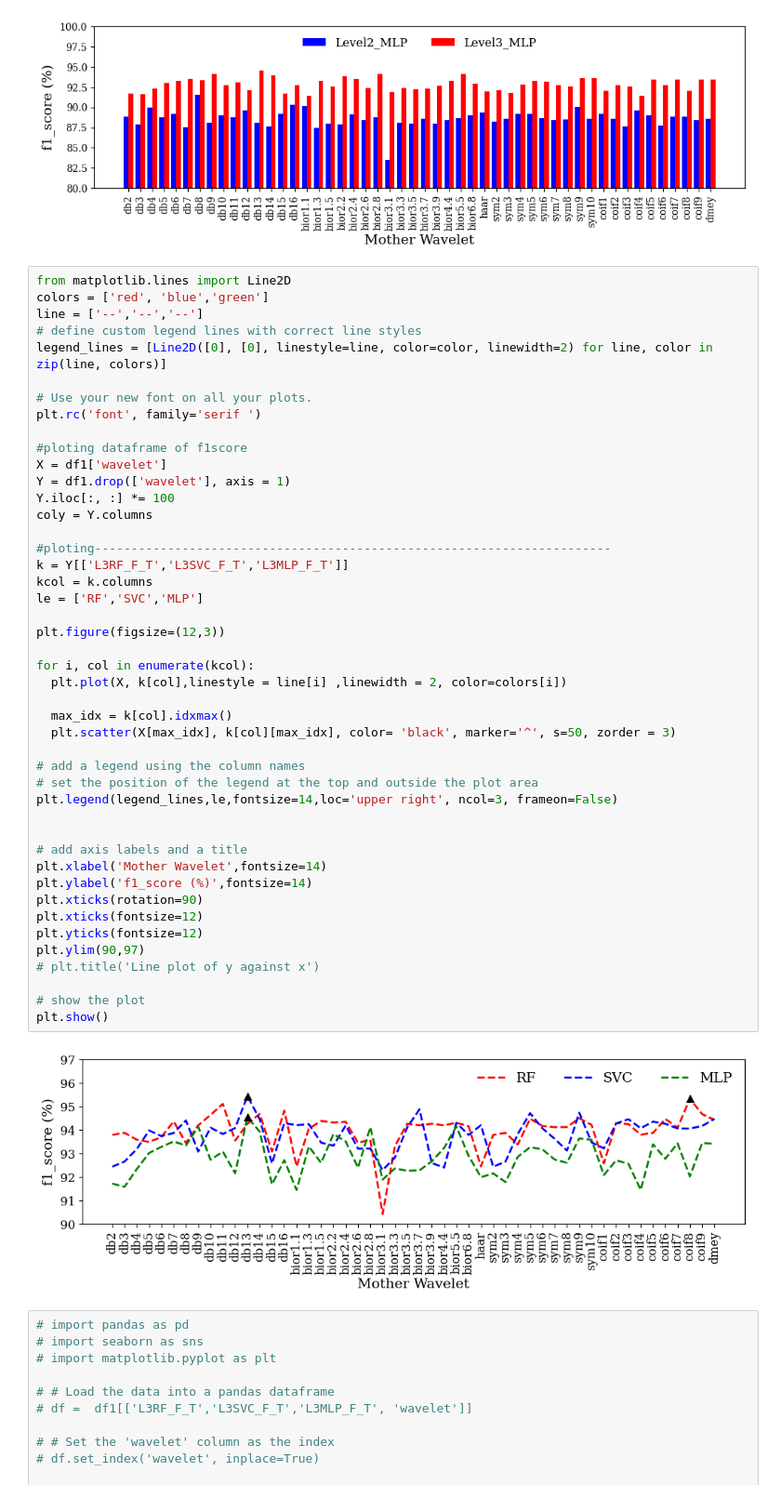
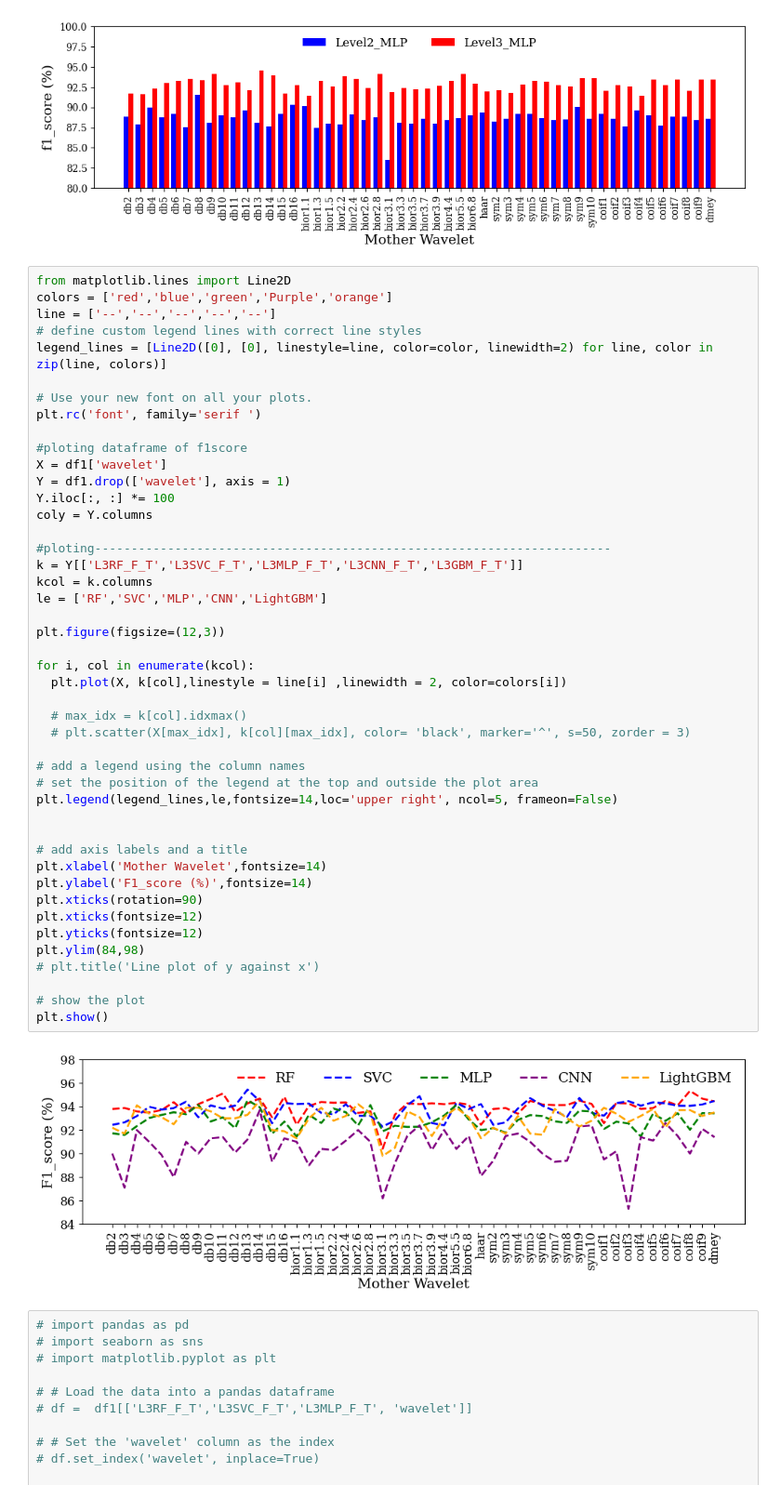
Before and after one commit to AbbasHussain72/Wavelet-featre-extraction-, a Jupyter notebook: current_wavelet_Transform_Technique.ipynb, the cells around one changed output. Shown at 93% size. Cells and saved outputs as stored; diff of their text form.

```diff
--- a/current_wavelet_Transform_Technique.ipynb
+++ b/current_wavelet_Transform_Technique.ipynb
@@ -1092,8 +1138,8 @@ plt.show()
 [figure]
 # %%
 from matplotlib.lines import Line2D
-colors = ['red', 'blue','green']
-line = ['--','--','--']
+colors = ['red','blue','green','Purple','orange']
+line = ['--','--','--','--','--']
 # define custom legend lines with correct line styles
 legend_lines = [Line2D([0], [0], linestyle=line, color=color, linewidth=2) for line, color in zip(line, colors)]
 
@@ -1102,41 +1148,41 @@ plt.rc('font', family='serif ')
 
 #ploting dataframe of f1score
 X = df1['wavelet']
 Y = df1.drop(['wavelet'], axis = 1)
 Y.iloc[:, :] *= 100
 coly = Y.columns
 
 #ploting-----------------------------------------------------------------------
-k = Y[['L3RF_F_T','L3SVC_F_T','L3MLP_F_T']]
+k = Y[['L3RF_F_T','L3SVC_F_T','L3MLP_F_T','L3CNN_F_T','L3GBM_F_T']]
 kcol = k.columns
-le = ['RF','SVC','MLP']
+le = ['RF','SVC','MLP','CNN','LightGBM']
 
 plt.figure(figsize=(12,3))
 
 for i, col in enumerate(kcol):
   plt.plot(X, k[col],linestyle = line[i] ,linewidth = 2, color=colors[i])
 
-  max_idx = k[col].idxmax()
-  plt.scatter(X[max_idx], k[col][max_idx], color= 'black', marker='^', s=50, zorder = 3)
+  # max_idx = k[col].idxmax()
+  # plt.scatter(X[max_idx], k[col][max_idx], color= 'black', marker='^', s=50, zorder = 3)
 
 # add a legend using the column names
 # set the position of the legend at the top and outside the plot area
-plt.legend(legend_lines,le,fontsize=14,loc='upper right', ncol=3, frameon=False)
+plt.legend(legend_lines,le,fontsize=14,loc='upper right', ncol=5, frameon=False)
 
 
 # add axis labels and a title
 plt.xlabel('Mother Wavelet',fontsize=14)
-plt.ylabel('f1_score (%)',fontsize=14)
+plt.ylabel('F1_score (%)',fontsize=14)
 plt.xticks(rotation=90)
 plt.xticks(fontsize=12)
 plt.yticks(fontsize=12)
-plt.ylim(90,97)
+plt.ylim(84,98)
 # plt.title('Line plot of y against x')
 
 # show the plot
 plt.show()
 # %% [output]
-[figure, old version]
+[figure, new version]
 # %%
 # import pandas as pd
 # import seaborn as sns
```
Also changed, not shown: parts of 6 cells of this notebook.
